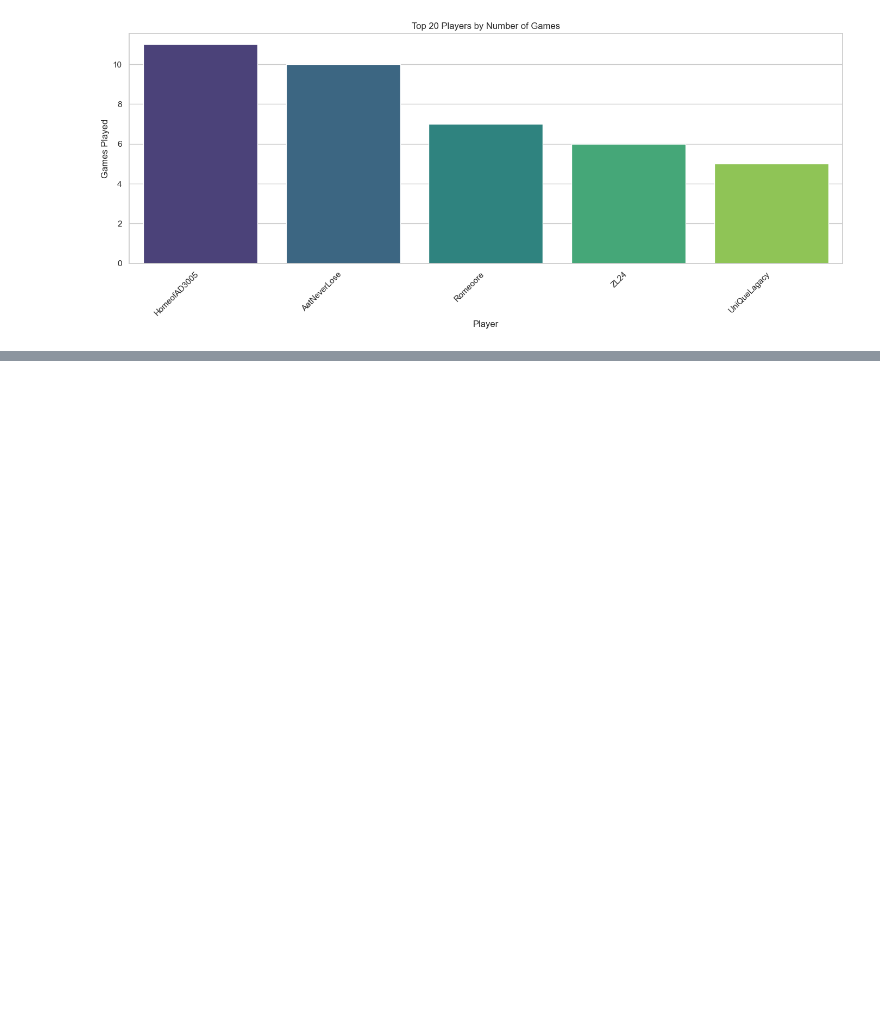
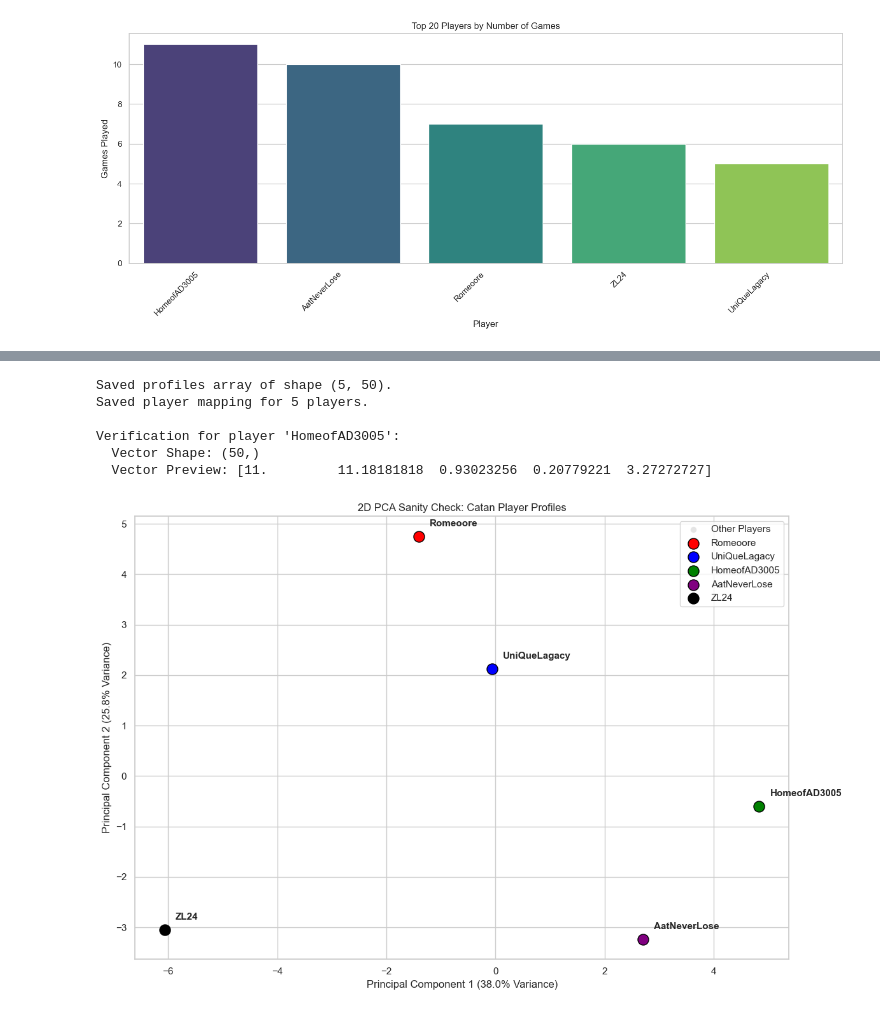
Before and after one commit to aatmiyasilwal/Redeem-Catan, a Jupyter notebook: src/eda/eda.ipynb, the cells around one changed output, grey strips where cells are left out. Saved outputs shown, nothing was run; the diff lists cells and outputs as text; code cells hidden in the pictures; blank space fills up the shorter version.

```diff
--- a/src/eda/eda.ipynb
+++ b/src/eda/eda.ipynb
@@ -368,0 +426,77 @@ if 'num_games' in plot_df.columns and available_radar_metrics:
+# %%
+
+# Save player mapping
+with open(player_map_out_path, 'w') as f:
+    json.dump(player_to_index_map, f, indent=4)
+
+print(f"Saved profiles array of shape {profiles_array.shape}.")
+print(f"Saved player mapping for {len(player_to_index_map)} players.")
+
+# Let's peek at a random player to verify it works
+sample_player = player_names[0]
+sample_idx = player_to_index_map[sample_player]
+sample_vector = profiles_array[sample_idx]
+print(f"\nVerification for player '{sample_player}':")
+print(f"  Vector Shape: {sample_vector.shape}")
+print(f"  Vector Preview: {sample_vector[:5]}")
+# %% [output]
+Saved profiles array of shape (5, 50).
+Saved player mapping for 5 players.
+
+Verification for player 'HomeofAD3005':
+  Vector Shape: (50,)
+  Vector Preview: [11.         11.18181818  0.93023256  0.20779221  3.27272727]
+# %%
+from sklearn.decomposition import PCA
+
+# 1. Initialize PCA and reduce the feature space to 2 dimensions
+pca = PCA(n_components=2)
+profiles_2d = pca.fit_transform(profiles_array)
+
+# 2. Setup plotting
+plt.figure(figsize=(12, 8))
+
+# Plot the background distribution of all players
+sns.scatterplot(
+    x=profiles_2d[:, 0],
+    y=profiles_2d[:, 1],
+    color='lightgray',
+    alpha=0.6,
+    s=50,
+    label='Other Players'
+)
+
+# 3. Highlight specific players (you and your friends from the identity map)
+target_players = ["Romeoore", "UniQueLagacy", "HomeofAD3005", "AatNeverLose", "ZL24"]
+colors = ['red', 'blue', 'green', 'purple', "black"]
+
+for player, color in zip(target_players, colors):
+    if player in player_to_index_map:
+        idx = player_to_index_map[player]
+        plt.scatter(
+            profiles_2d[idx, 0],
+            profiles_2d[idx, 1],
+            color=color,
+            s=150,
+            edgecolor='black',
+            label=player,
+            zorder=5
+        )
+        # Add a text label slightly offset
+        plt.text(
+            profiles_2d[idx, 0] + 0.2,
+            profiles_2d[idx, 1] + 0.2,
+            player,
+            fontsize=11,
+            weight='bold',
+            zorder=6
+        )
+
+plt.title('2D PCA Sanity Check: Catan Player Profiles')
+plt.xlabel(f'Principal Component 1 ({pca.explained_variance_ratio_[0]:.1%} Variance)')
+plt.ylabel(f'Principal Component 2 ({pca.explained_variance_ratio_[1]:.1%} Variance)')
+plt.legend(loc='upper right')
+plt.tight_layout()
+plt.show()
+# %% [output]
+[figure, added]
```
Also changed, not shown: parts of 10 cells of this notebook, 9 other files.
